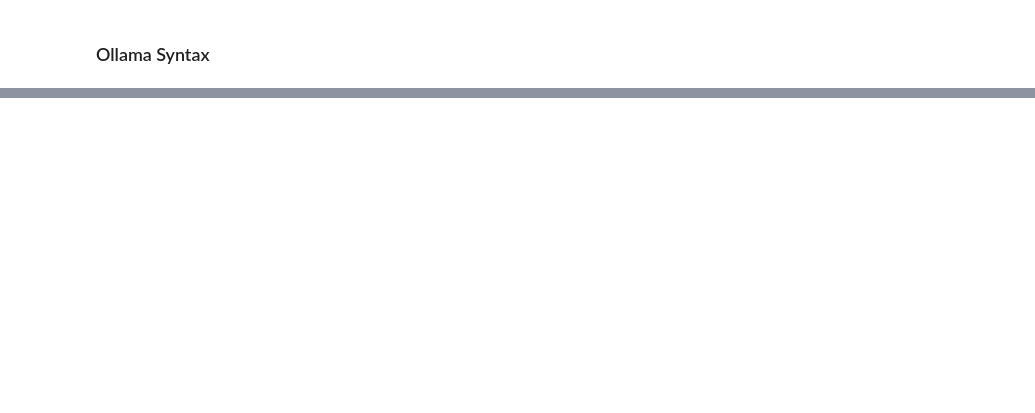
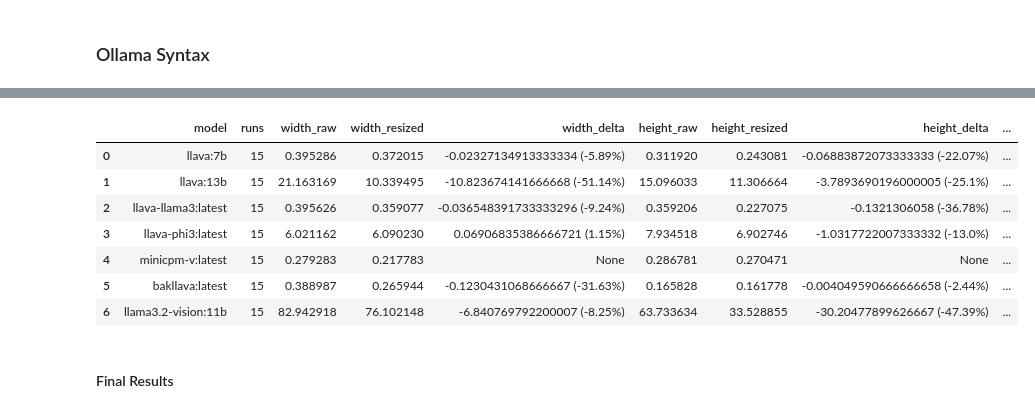
Before and after one commit to martimesteves1/reddit-memes, a Jupyter notebook: reddit_memes/ollama/lvm_experiments.ipynb, the cells around one changed output, grey strips where cells are left out. Cells and saved outputs as stored; diff of their text form; code cells hidden in the pictures; blank space fills up the shorter version.

```diff
--- a/reddit_memes/ollama/lvm_experiments.ipynb
+++ b/reddit_memes/ollama/lvm_experiments.ipynb
@@ -598,0 +3708,3 @@ display(meme_1)
+# %%
+times["height_delta"] = f"{times["height_resized"] - times["height_raw"]}" +\
+                       f" ({round((times["height_resized"] - times["height_raw"]) / times["height_raw"] * 100, 2)}%)"
@@ -598,0 +3768,14 @@ display(meme_1)
+# %%
+image_path = os.path.join(reformatted_path, "aspect_ratio", "18r9sfe.jpeg")
+res = ollama.chat(
+    model=model_name,
+    messages=[
+        {
+            "role": "user",
+            "content": "Describe this meme.",
+            "images": [image_path],
+        }
+    ],
+)
+print("*" * 150)
+print(res["message"]["content"])
@@ -598,0 +3799,19 @@ display(meme_1)
+# %%
+runtimes_resized = []
+for run in range(runs):
+    res = ollama.chat(
+        model=model_name,
+        messages=[
+            {
+                "role": "user",
+                "content": message_speed_test,
+                "images": [image_path],
+            }
+        ],
+    )
+    try:
+        runtimes_resized.append(res["total_duration"]/1_000_000_000)
+    except KeyError:
+        logging.error(f"KeyError in run {run + 1}.")
+
+times["aspect_resized"] = sum(runtimes_resized) / len(runtimes_resized)
@@ -598,0 +3834,17 @@ display(meme_1)
+# %%
+times["aspect_delta"] = f"{times["aspect_resized"] - times["aspect_raw"]}" +\
+                       f" ({round((times["aspect_resized"] - times["aspect_raw"]) / times["aspect_raw"] * 100, 2)}%)"
+# %%
+df_speeds_outliers.loc[len(df_speeds_outliers)] = times
+display(df_speeds_outliers)
+# %% [output]
+|  | model | runs | width_raw | width_resized | width_delta | height_raw | height_resized | height_delta | ... |
+| 0 | llava:7b | 15 | 0.395286 | 0.372015 | -0.02327134913333334 (-5.89%) | 0.311920 | 0.243081 | -0.06883872073333333 (-22.07%) | ... |
+| 1 | llava:13b | 15 | 21.163169 | 10.339495 | -10.823674141666668 (-51.14%) | 15.096033 | 11.306664 | -3.7893690196000005 (-25.1%) | ... |
+| 2 | llava-llama3:latest | 15 | 0.395626 | 0.359077 | -0.036548391733333296 (-9.24%) | 0.359206 | 0.227075 | -0.1321306058 (-36.78%) | ... |
+| 3 | llava-phi3:latest | 15 | 6.021162 | 6.090230 | 0.06906835386666721 (1.15%) | 7.934518 | 6.902746 | -1.0317722007333332 (-13.0%) | ... |
+| 4 | minicpm-v:latest | 15 | 0.279283 | 0.217783 | None | 0.286781 | 0.270471 | None | ... |
+| 5 | bakllava:latest | 15 | 0.388987 | 0.265944 | -0.1230431068666667 (-31.63%) | 0.165828 | 0.161778 | -0.004049590666666658 (-2.44%) | ... |
+| 6 | llama3.2-vision:11b | 15 | 82.942918 | 76.102148 | -6.840769792200007 (-8.25%) | 63.733634 | 33.528855 | -30.20477899626667 (-47.39%) | ... |
+# %% [markdown]
+#### Final Results
```
Also changed, not shown: parts of 264 cells of this notebook, 7 other files.
